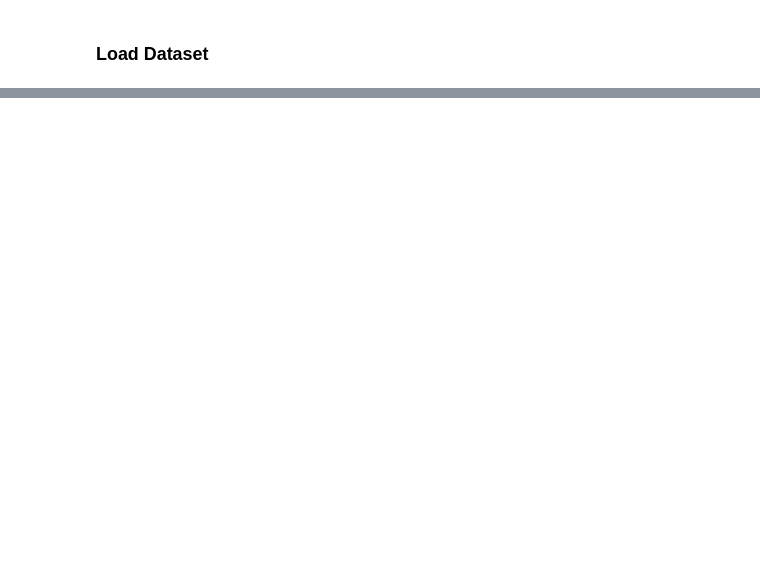
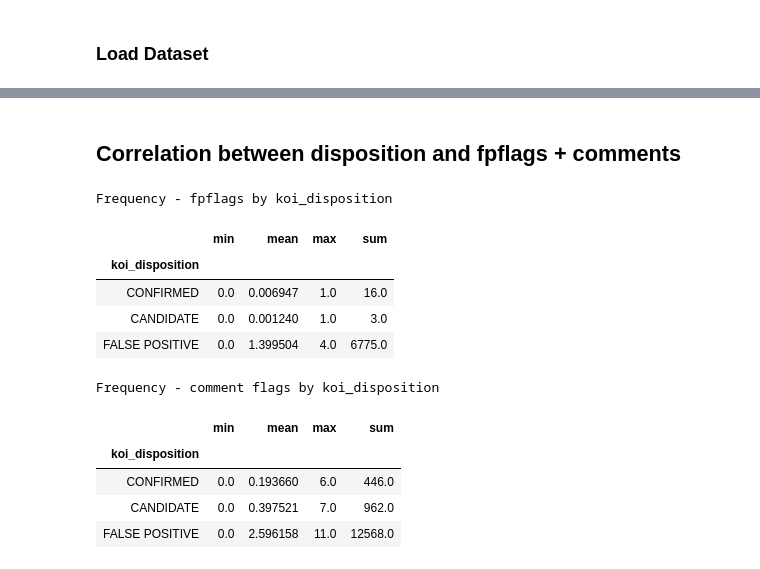
Before and after one commit to JamesMcGuigan/dataset-kepler, a Jupyter notebook: 12_Disposition.ipynb, the cells around one changed output, grey strips where cells are left out. Cells and saved outputs as stored; diff of their text form; code cells hidden in the pictures; blank space fills up the shorter version.

```diff
--- a/12_Disposition.ipynb
+++ b/12_Disposition.ipynb
@@ -58,0 +62,35 @@ onehot_dataset
+# %% [markdown]
+## Correlation between disposition and fpflags + comments
+# %%
+print("Frequency - fpflags by koi_disposition")
+display(
+    onehot_dataset.groupby('koi_disposition', sort=False)
+        .apply(lambda df:
+            df.filter(regex='fpflag')
+                .sum(axis=1)
+                .agg([min, np.mean, max, np.sum])
+        )
+)
+print("Frequency - comment flags by koi_disposition")
+display(
+    onehot_dataset
+        .groupby('koi_disposition', sort=False)
+        .apply(lambda df:
+            df.filter(regex='comment_')
+                .sum(axis=1)
+                .agg([min, np.mean, max, np.sum ])
+        )
+)
+# %% [output]
+Frequency - fpflags by koi_disposition
+|  | min | mean | max | sum |
+| koi_disposition |  |  |  |  |
+| CONFIRMED | 0.0 | 0.006947 | 1.0 | 16.0 |
+| CANDIDATE | 0.0 | 0.001240 | 1.0 | 3.0 |
+| FALSE POSITIVE | 0.0 | 1.399504 | 4.0 | 6775.0 |
+Frequency - comment flags by koi_disposition
+|  | min | mean | max | sum |
+| koi_disposition |  |  |  |  |
+| CONFIRMED | 0.0 | 0.193660 | 6.0 | 446.0 |
+| CANDIDATE | 0.0 | 0.397521 | 7.0 | 962.0 |
+| FALSE POSITIVE | 0.0 | 2.596158 | 11.0 | 12568.0 |
```
Also changed, not shown: parts of 12 cells of this notebook, 2 other files.
